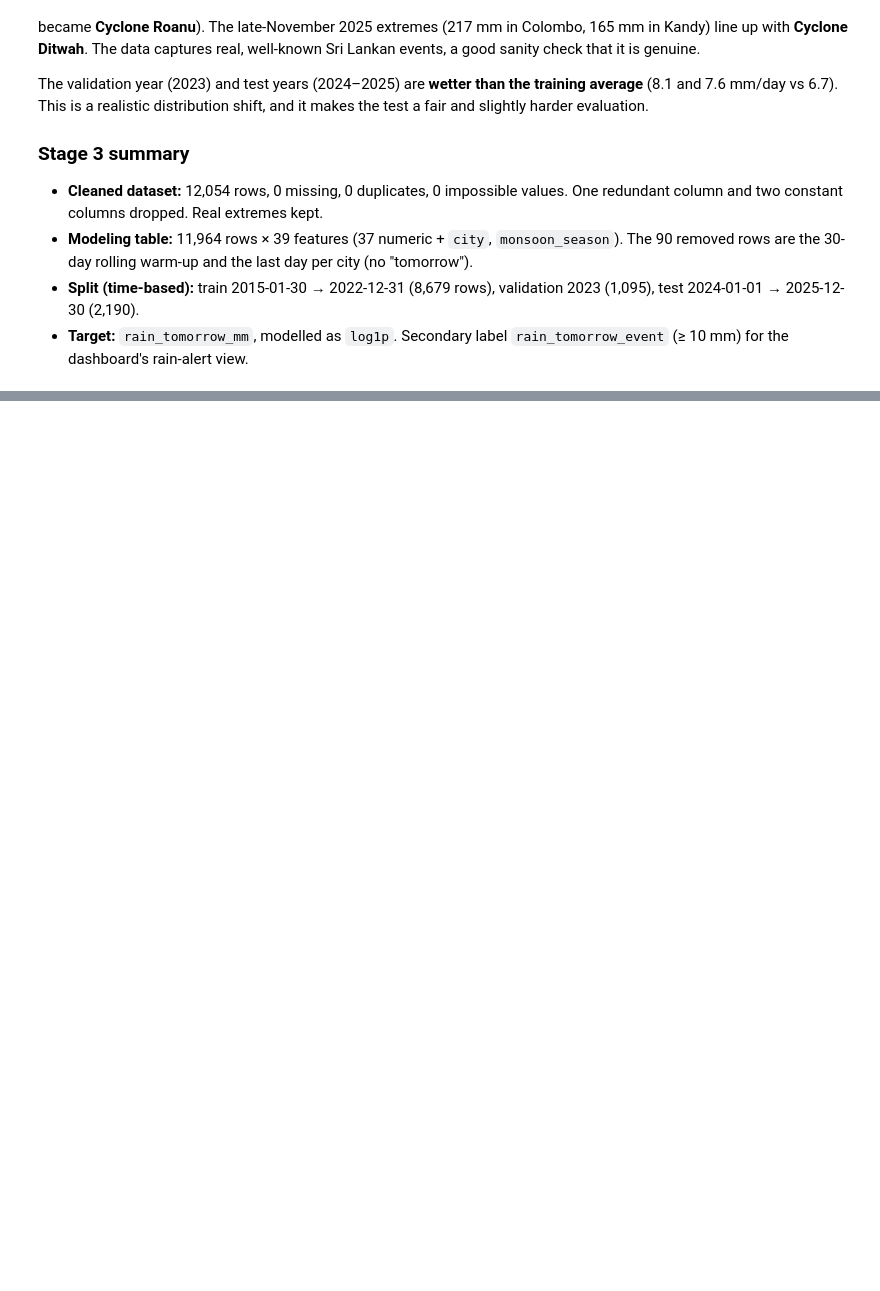
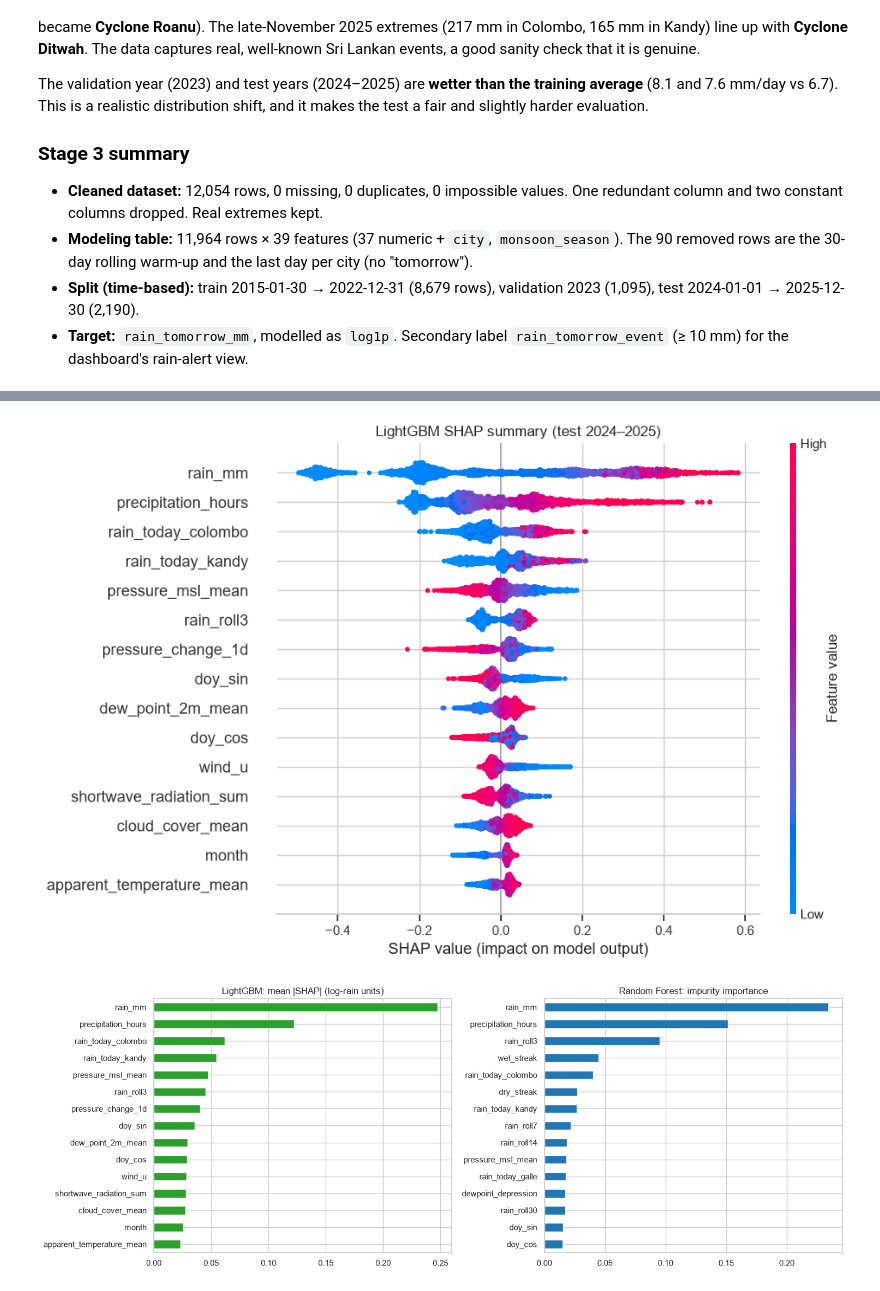
Before and after one commit to SinethNR/sl-rainfall-ensemble, a Jupyter notebook: ensemble_analysis.ipynb, the cells around one changed output, grey strips where cells are left out. Drawn from its saved outputs; the diff is of its cells as text; code cells hidden in the pictures; blank space fills up the shorter version.

```diff
--- a/ensemble_analysis.ipynb
+++ b/ensemble_analysis.ipynb
@@ -439,0 +482,10 @@ _To be completed in the next stage._
+# %%
+def baseline_preds(fit_df, eval_df):
+    clim = fit_df.groupby(["city", "month"])[TARGET].mean()
+    ridge = Pipeline([("pre", make_pre(scale=True)), ("model", Ridge(alpha=1.0))]).fit(fit_df[FEATURES], to_log(fit_df[TARGET]))
+    return {"Persistence": eval_df["rain_mm"].values,
+            "Climatology": clim.reindex(pd.MultiIndex.from_frame(eval_df[["city", "month"]])).values,
+            "Ridge (linear)": to_mm(ridge.predict(eval_df[FEATURES]))}, ridge
+
+val_preds, _ = baseline_preds(train, valid)
+pd.DataFrame({k: score(valid[TARGET], v) for k, v in val_preds.items()}).T.round(3)
@@ -439,0 +863,22 @@ _To be completed in the next stage._
+# %%
+import shap
+lgb_pipe = final_models["LightGBM (Boosting)"]
+X_test_t = pd.DataFrame(lgb_pipe.named_steps["pre"].transform(test[FEATURES]), columns=lgb_pipe.named_steps["pre"].get_feature_names_out())
+explainer = shap.TreeExplainer(lgb_pipe.named_steps["model"])
+shap_values = explainer.shap_values(X_test_t)
+
+shap_imp = pd.Series(np.abs(shap_values).mean(0), index=X_test_t.columns).sort_values(ascending=False)
+rf_model = final_models["Random Forest (Bagging)"]
+rf_imp = pd.Series(rf_model.named_steps["model"].feature_importances_, index=rf_model.named_steps["pre"].get_feature_names_out())
+
+shap.summary_plot(shap_values, X_test_t, max_display=15, show=False, plot_size=(10, 6.5))
+plt.title("LightGBM SHAP summary (test 2024–2025)"); plt.tight_layout(); plt.savefig(FIG_DIR / "shap_summary.png", dpi=130, bbox_inches="tight"); plt.show()
+
+fig, axes = plt.subplots(1, 2, figsize=(15, 5.5))
+shap_imp.head(15)[::-1].plot.barh(ax=axes[0], color="#2ca02c"); axes[0].set(title="LightGBM: mean |SHAP| (log-rain units)")
+rf_imp.sort_values(ascending=False).head(15)[::-1].plot.barh(ax=axes[1], color="#1f77b4"); axes[1].set(title="Random Forest: impurity importance")
+plt.tight_layout(); plt.savefig(FIG_DIR / "feature_importance.png", dpi=130); plt.show()
+pd.DataFrame({"mean_abs_SHAP_lgbm": shap_imp, "RF_importance": rf_imp}).sort_values("mean_abs_SHAP_lgbm", ascending=False).head(12).round(4)
+# %% [output]
+[figure, added]
+[figure, added]
```
Also changed, not shown: parts of 36 cells of this notebook, 22 other files.
